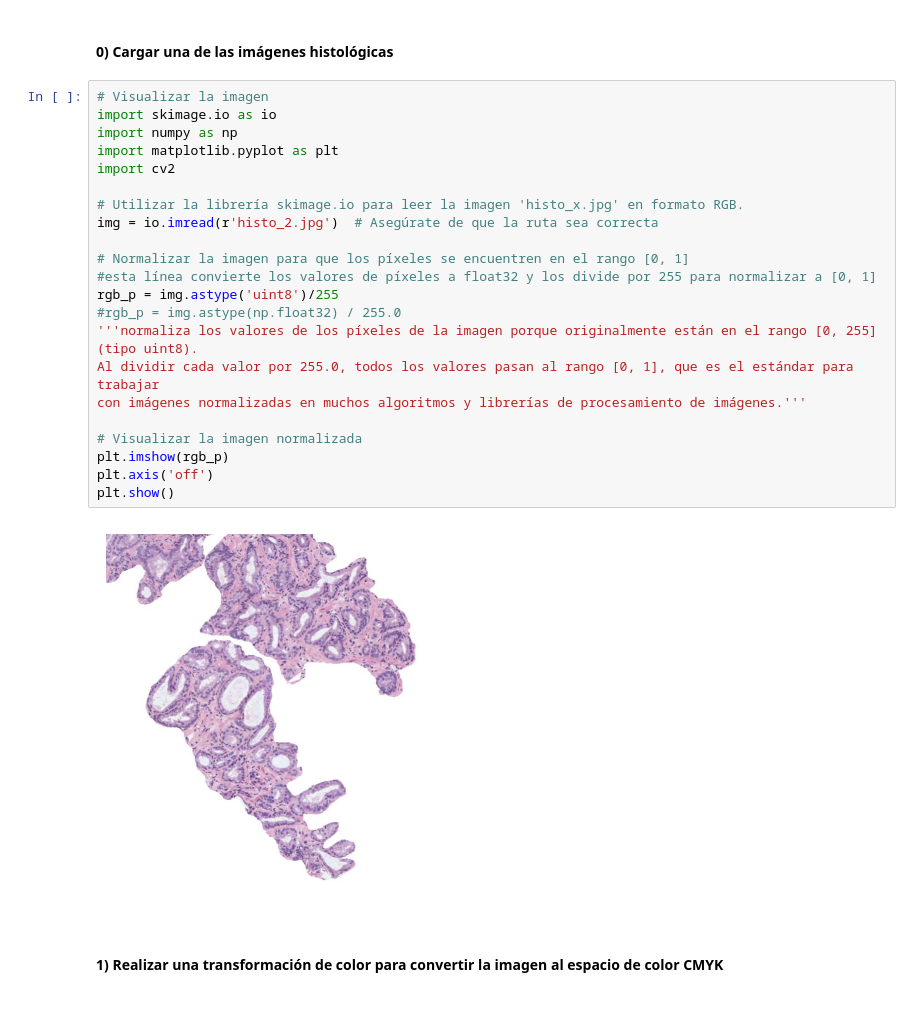
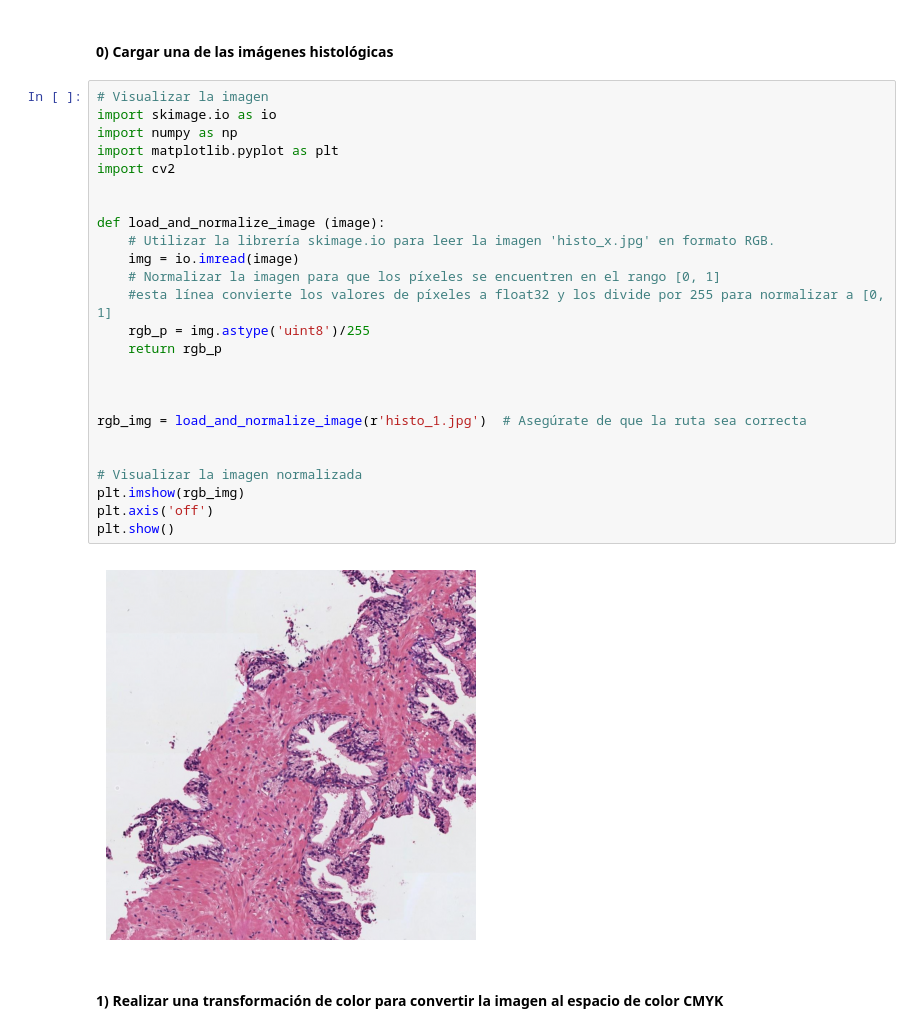
Before and after one commit to peraltarh/VIUMasterInAI, a Jupyter notebook: 4.Aprendizaje Supervisado/Trabajo Practico/Actividad_Computer_Vision_C1.ipynb, the cells around one changed output. Cells and saved outputs as stored; diff of their text form.

```diff
--- a/4.Aprendizaje Supervisado/Trabajo Practico/Actividad_Computer_Vision_C1.ipynb
+++ b/4.Aprendizaje Supervisado/Trabajo Practico/Actividad_Computer_Vision_C1.ipynb
@@ -5,27 +5,30 @@
 # %%
 # Visualizar la imagen
 import skimage.io as io
 import numpy as np
 import matplotlib.pyplot as plt
 import cv2
 
-# Utilizar la librería skimage.io para leer la imagen 'histo_x.jpg' en formato RGB.
-img = io.imread(r'histo_2.jpg')  # Asegúrate de que la ruta sea correcta
 
-# Normalizar la imagen para que los píxeles se encuentren en el rango [0, 1]
-#esta línea convierte los valores de píxeles a float32 y los divide por 255 para normalizar a [0, 1]
-rgb_p = img.astype('uint8')/255
-#rgb_p = img.astype(np.float32) / 255.0
-'''normaliza los valores de los píxeles de la imagen porque originalmente están en el rango [0, 255] (tipo uint8).
-Al dividir cada valor por 255.0, todos los valores pasan al rango [0, 1], que es el estándar para trabajar
-con imágenes normalizadas en muchos algoritmos y librerías de procesamiento de imágenes.'''
+def load_and_normalize_image (image):
+    # Utilizar la librería skimage.io para leer la imagen 'histo_x.jpg' en formato RGB.
+    img = io.imread(image)
+    # Normalizar la imagen para que los píxeles se encuentren en el rango [0, 1]
+    #esta línea convierte los valores de píxeles a float32 y los divide por 255 para normalizar a [0, 1]
+    rgb_p = img.astype('uint8')/255
+    return rgb_p
+
+
+
+rgb_img = load_and_normalize_image(r'histo_1.jpg')  # Asegúrate de que la ruta sea correcta
+
 
 # Visualizar la imagen normalizada
-plt.imshow(rgb_p)
+plt.imshow(rgb_img)
 plt.axis('off')
 plt.show()
 # %% [output]
-[figure, old version]
+[figure, new version]
 # %% [markdown]
 #### 1) Realizar una transformación de color para convertir la imagen al espacio de color CMYK
 # %%
```
Also changed, not shown: parts of 12 cells of this notebook, 1 other file.
